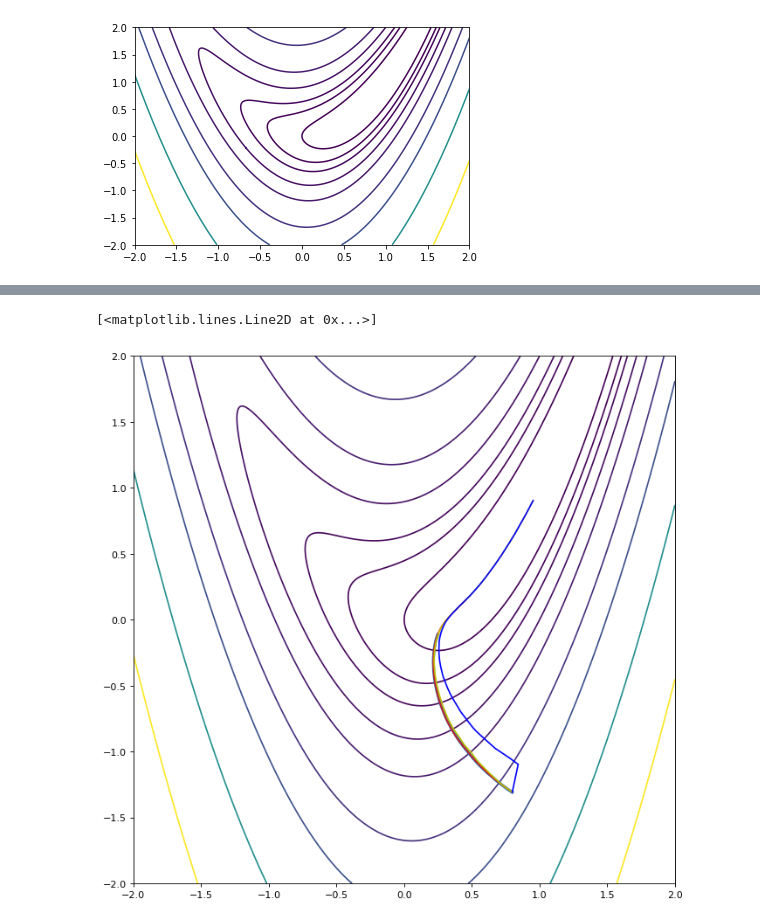
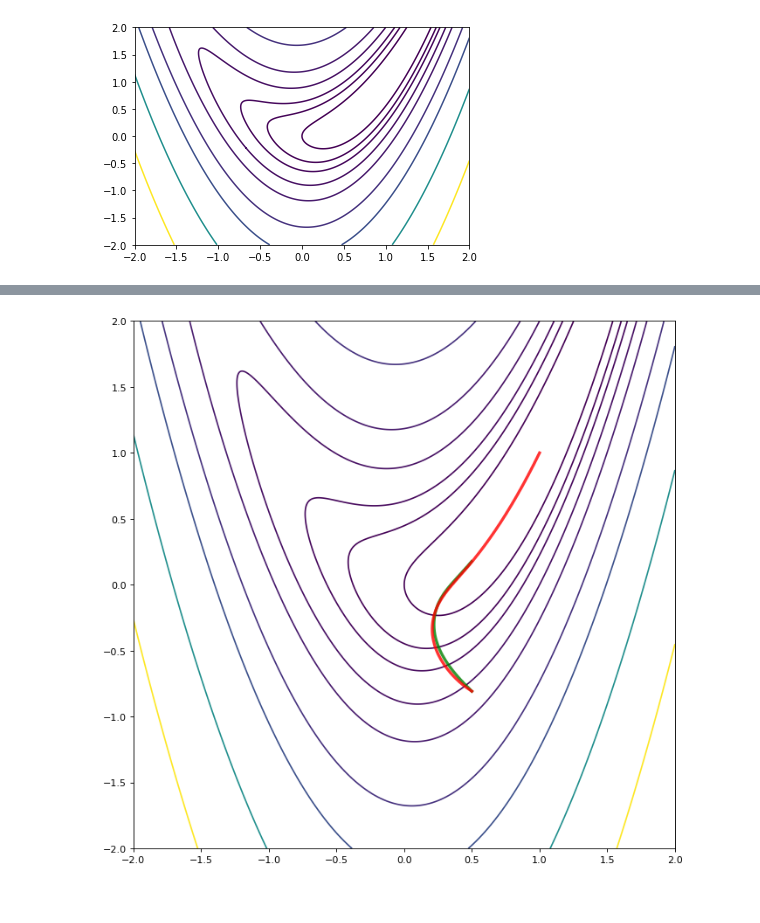
Before and after one commit to lichenhao608/Optimization_Project, a Jupyter notebook: simple.ipynb, the cells around one changed output, grey strips where cells are left out. Saved outputs shown, nothing was run; the diff lists cells and outputs as text; code cells hidden in the pictures.

```diff
--- a/simple.ipynb
+++ b/simple.ipynb
@@ -59,7 +66,6 @@ x_la_cg = process(lookahead_cg, rosen, init_x)
 # %%
-fig = plt.figure(figsize=(10, 10), dpi= 80, facecolor='w', edgecolor='k')
-plt.contour(X, Y, Z, [1, 2, 3, 5, 8, 15, 25, 50, 100])
-plt.plot(x_adam[:,0], x_adam[:,1], linewidth=3)
-plt.plot(x_la_adam[:,0], x_la_adam[:,1], color='r', alpha=0.8)
-plt.plot(x_grad[:,0], x_grad[:,1], linewidth=3, color = 'y')
-plt.plot(x_cg[:,0], x_cg[:,1], linewidth=3)
+def generatePlot(BaseOptRes, LookaheadOptRes):
+    fig = plt.figure(figsize=(10, 10), dpi= 80, facecolor='w', edgecolor='k')
+    plt.contour(X, Y, Z, [1, 2, 3, 5, 8, 15, 25, 50, 100])
+    plt.plot(BaseOptRes[:,0], BaseOptRes[:,1], linewidth=3, color='green', alpha=0.8)
+    plt.plot(LookaheadOptRes[:,0], LookaheadOptRes[:,1], linewidth=3, color='red', alpha=0.8)
@@ -69,10 +72,4 @@ plt.plot(x_cg[:,0], x_cg[:,1], linewidth=3)
-# %%
-fig = plt.figure(figsize=(10, 10), dpi= 80, facecolor='w', edgecolor='k')
-plt.contour(X, Y, Z, [1, 2, 3, 5, 8, 15, 25, 50, 100])
-plt.plot(x_mom[:,0], x_mom[:,1], linewidth=3)
-plt.plot(x_la_mom[:,0], x_la_mom[:,1], color='r', alpha=0.8)
-plt.plot(x_la_gd[:,0], x_la_gd[:,1], color='y')
-plt.plot(x_la_cg[:,0], x_la_cg[:,1], color='b')
-# %% [output]
-[<matplotlib.lines.Line2D at 0x...>]
-[figure, removed]
+# %%
+generatePlot(x_adam, x_la_adam)
+# %% [output]
+[figure, added]
```
Also changed, not shown: parts of 11 cells of this notebook, 2 other files.
